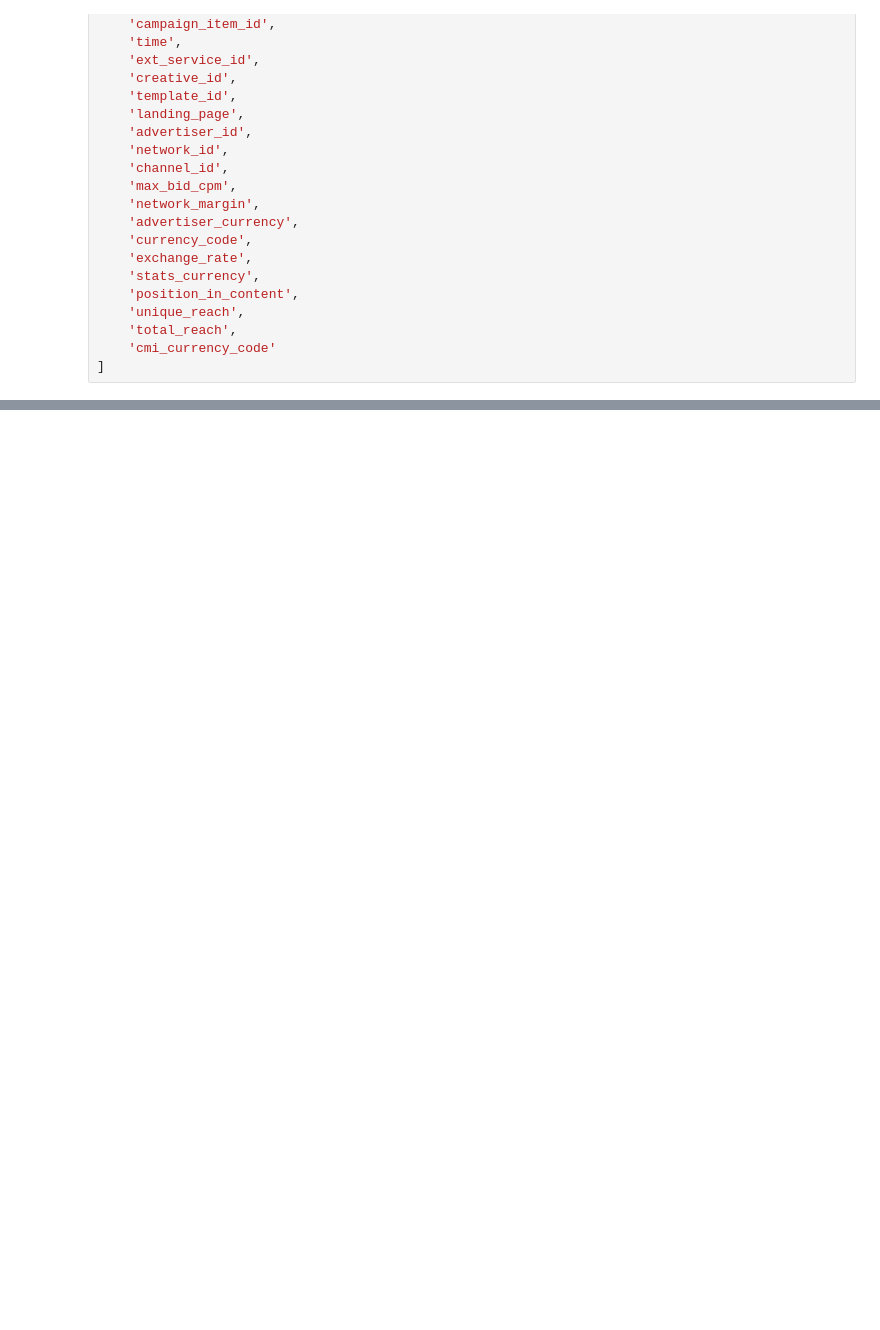
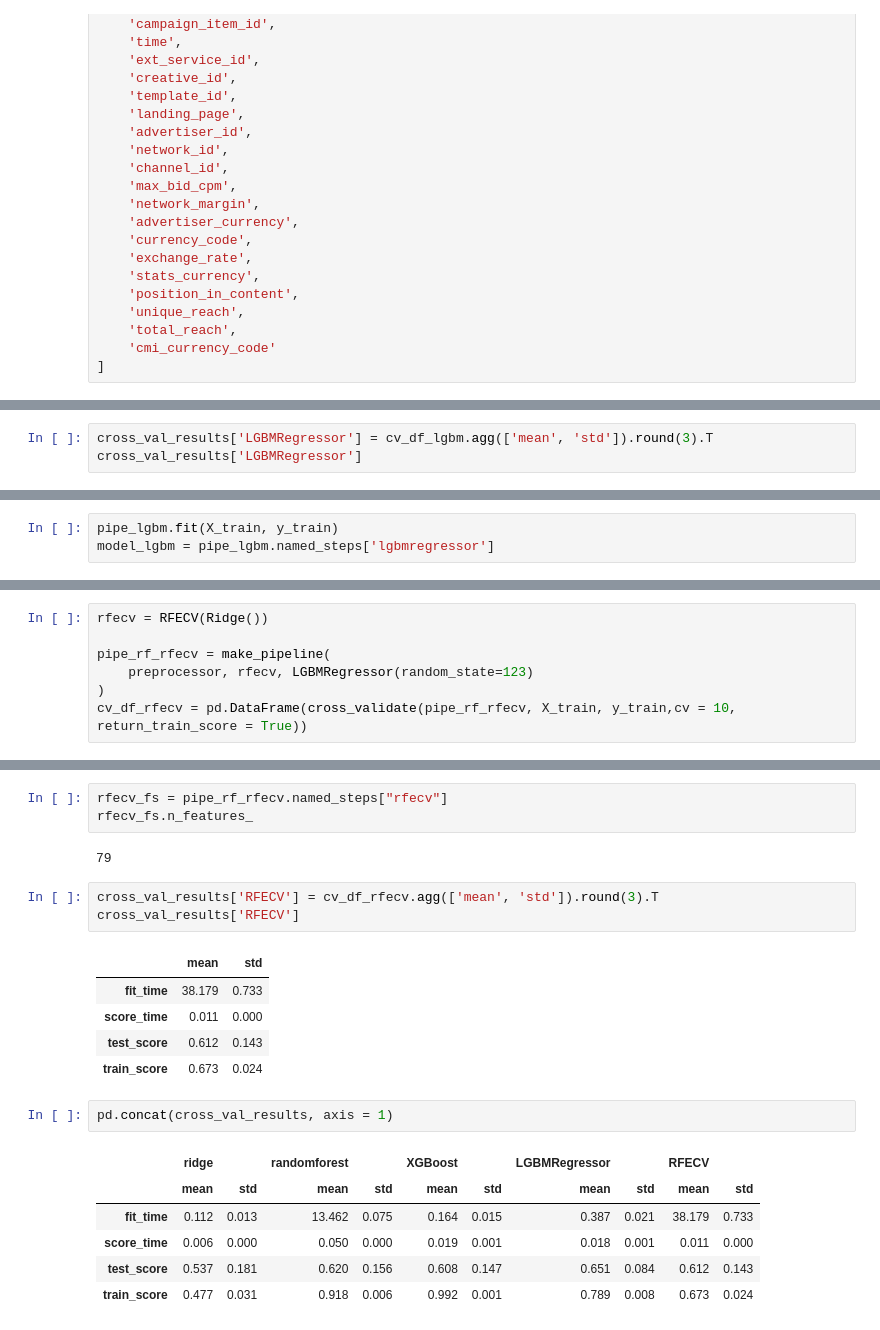
Before and after one commit to atabak-alishiri/marketing-campaign-predictor, a Jupyter notebook: analysis.ipynb, the cells around one changed output, grey strips where cells are left out. Drawn from its saved outputs; the diff is of its cells as text; blank space fills up the shorter version.

Commit message:
ML models

```diff
--- a/analysis.ipynb
+++ b/analysis.ipynb
@@ -307,0 +507,3 @@ cv_df
+# %%
+cross_val_results['LGBMRegressor'] = cv_df_lgbm.agg(['mean', 'std']).round(3).T
+cross_val_results['LGBMRegressor']
@@ -307,0 +516,3 @@ cv_df
+# %%
+pipe_lgbm.fit(X_train, y_train)
+model_lgbm = pipe_lgbm.named_steps['lgbmregressor']
@@ -307,0 +556,7 @@ cv_df
+# %%
+rfecv = RFECV(Ridge())
+
+pipe_rf_rfecv = make_pipeline(
+    preprocessor, rfecv, LGBMRegressor(random_state=123)
+)
+cv_df_rfecv = pd.DataFrame(cross_validate(pipe_rf_rfecv, X_train, y_train,cv = 10, return_train_score = True))
@@ -307,0 +607,23 @@ cv_df
+# %%
+rfecv_fs = pipe_rf_rfecv.named_steps["rfecv"]
+rfecv_fs.n_features_
+# %% [output]
+79
+# %%
+cross_val_results['RFECV'] = cv_df_rfecv.agg(['mean', 'std']).round(3).T
+cross_val_results['RFECV']
+# %% [output]
+|  | mean | std |
+| fit_time | 38.179 | 0.733 |
+| score_time | 0.011 | 0.000 |
+| test_score | 0.612 | 0.143 |
+| train_score | 0.673 | 0.024 |
+# %%
+pd.concat(cross_val_results, axis = 1)
+# %% [output]
+|  | ridge |  | randomforest |  | XGBoost |  | LGBMRegressor |  | RFECV |  |
+|  | mean | std | mean | std | mean | std | mean | std | mean | std |
+| fit_time | 0.112 | 0.013 | 13.462 | 0.075 | 0.164 | 0.015 | 0.387 | 0.021 | 38.179 | 0.733 |
+| score_time | 0.006 | 0.000 | 0.050 | 0.000 | 0.019 | 0.001 | 0.018 | 0.001 | 0.011 | 0.000 |
+| test_score | 0.537 | 0.181 | 0.620 | 0.156 | 0.608 | 0.147 | 0.651 | 0.084 | 0.612 | 0.143 |
+| train_score | 0.477 | 0.031 | 0.918 | 0.006 | 0.992 | 0.001 | 0.789 | 0.008 | 0.673 | 0.024 |
```
Also changed, not shown: parts of 25 cells of this notebook.
